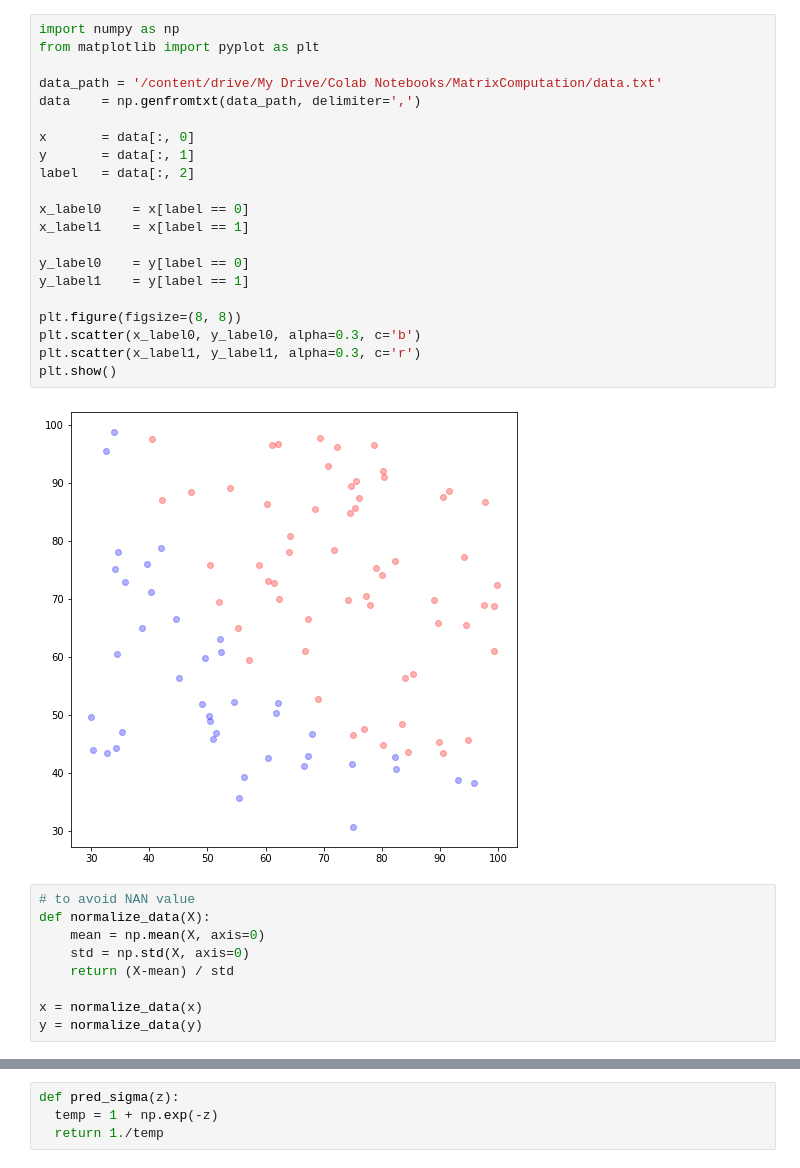
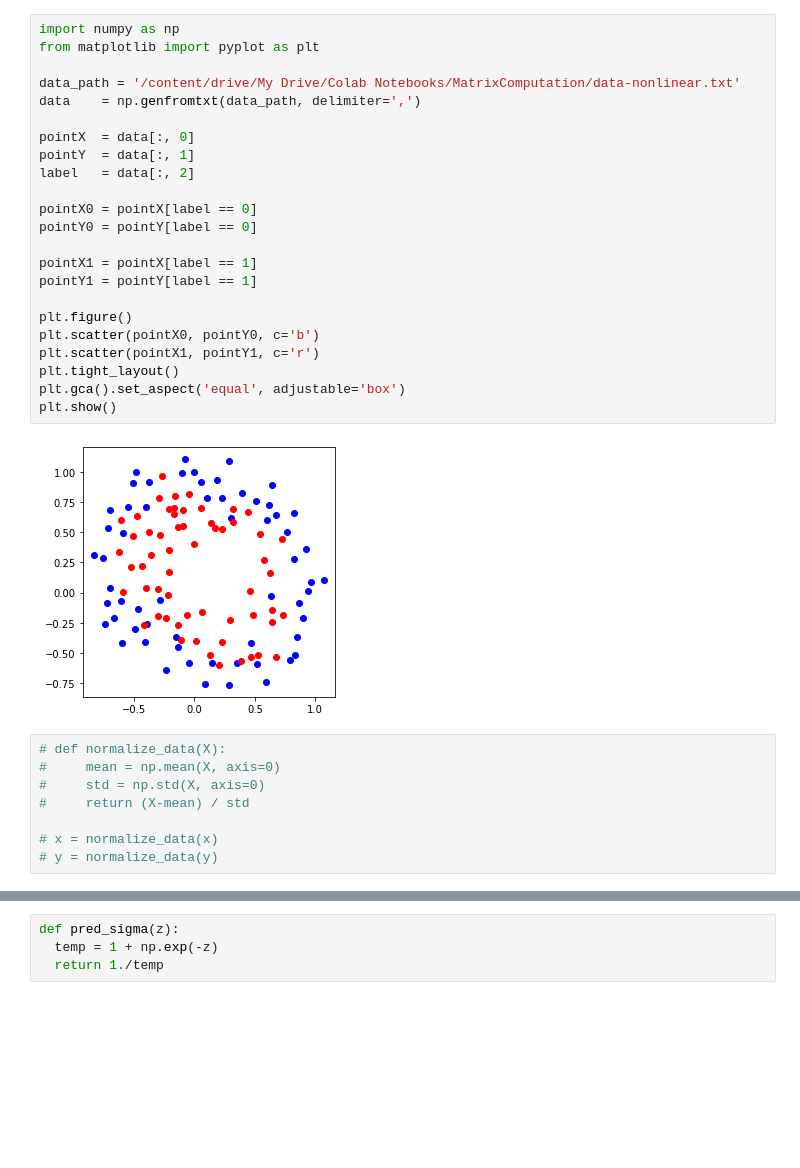
Before and after one commit to SuhyeonHa/MatrixComputation, a Jupyter notebook: Assignment06.ipynb, the cells around one changed output, grey strips where cells are left out. Cells and saved outputs as stored; diff of their text form; blank space fills up the shorter version.

Commit message:
Plot the training data points with their labels

```diff
--- a/Assignment06.ipynb
+++ b/Assignment06.ipynb
@@ -47,33 +47,34 @@ https://www.youtube.com/playlist?list=PLLssT5z_DsK-h9vYZkQkYNWcItqhlRJLN
 # %%
 import numpy as np
 from matplotlib import pyplot as plt
 
-data_path = '/content/drive/My Drive/Colab Notebooks/MatrixComputation/data.txt'
+data_path = '/content/drive/My Drive/Colab Notebooks/MatrixComputation/data-nonlinear.txt'
 data    = np.genfromtxt(data_path, delimiter=',')
 
-x       = data[:, 0]
-y       = data[:, 1]
+pointX  = data[:, 0]
+pointY  = data[:, 1]
 label   = data[:, 2]
 
-x_label0    = x[label == 0]
-x_label1    = x[label == 1]
+pointX0 = pointX[label == 0]
+pointY0 = pointY[label == 0]
 
-y_label0    = y[label == 0]
-y_label1    = y[label == 1]
+pointX1 = pointX[label == 1]
+pointY1 = pointY[label == 1]
 
-plt.figure(figsize=(8, 8))
-plt.scatter(x_label0, y_label0, alpha=0.3, c='b')
-plt.scatter(x_label1, y_label1, alpha=0.3, c='r')
+plt.figure()
+plt.scatter(pointX0, pointY0, c='b')
+plt.scatter(pointX1, pointY1, c='r')
+plt.tight_layout()
+plt.gca().set_aspect('equal', adjustable='box')
 plt.show()
 # %% [output]
-[figure, old version]
+[figure, new version]
 # %%
-# to avoid NAN value
-def normalize_data(X):
-    mean = np.mean(X, axis=0)
-    std = np.std(X, axis=0)
-    return (X-mean) / std
+# def normalize_data(X):
+#     mean = np.mean(X, axis=0)
+#     std = np.std(X, axis=0)
+#     return (X-mean) / std
 
-x = normalize_data(x)
-y = normalize_data(y)
+# x = normalize_data(x)
+# y = normalize_data(y)
 # %%
```
Also changed, not shown: parts of 1 cell of this notebook.
